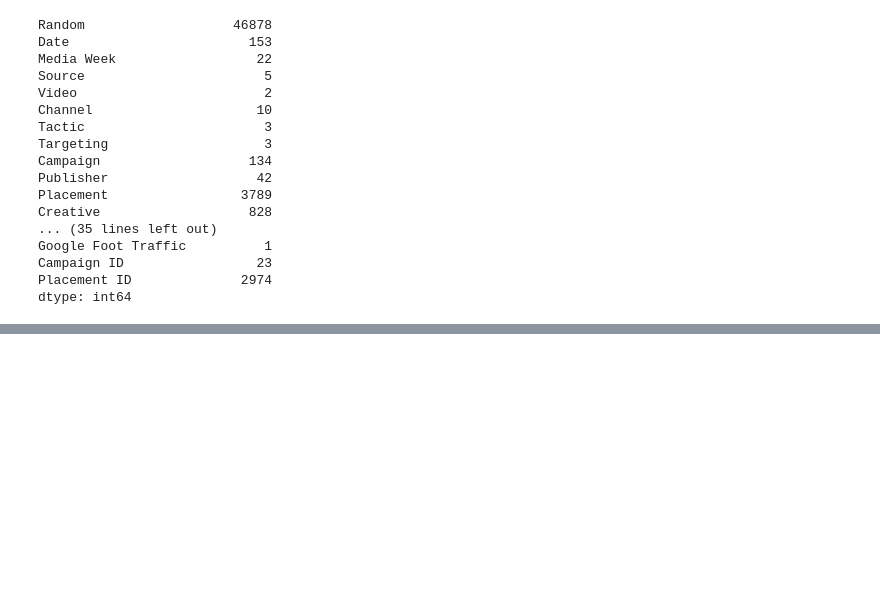
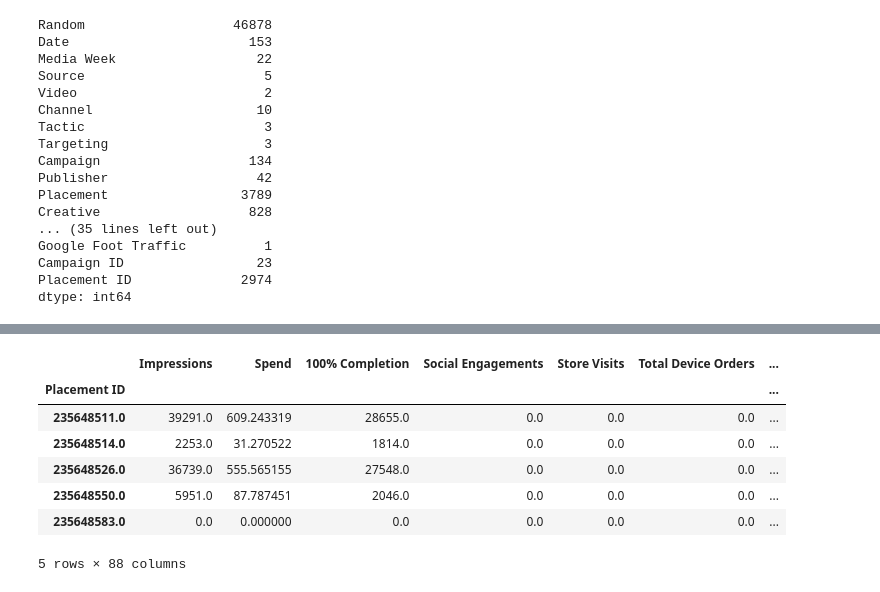
Before and after one commit to dclark18/H-SCricketMTA, a Jupyter notebook: MTA.ipynb, the cells around one changed output, grey strips where cells are left out. Saved outputs shown, nothing was run; the diff lists cells and outputs as text; code cells hidden in the pictures; blank space fills up the shorter version.

```diff
--- a/MTA.ipynb
+++ b/MTA.ipynb
@@ -105,0 +253,11 @@ print (data['Placement ID'].unique())
+# %%
+df_imputed.head()
+# %% [output]
+|  | Impressions | Spend | 100% Completion | Social Engagements | Store Visits | Total Device Orders | ... |
+| Placement ID |  |  |  |  |  |  | ... |
+| 235648511.0 | 39291.0 | 609.243319 | 28655.0 | 0.0 | 0.0 | 0.0 | ... |
+| 235648514.0 | 2253.0 | 31.270522 | 1814.0 | 0.0 | 0.0 | 0.0 | ... |
+| 235648526.0 | 36739.0 | 555.565155 | 27548.0 | 0.0 | 0.0 | 0.0 | ... |
+| 235648550.0 | 5951.0 | 87.787451 | 2046.0 | 0.0 | 0.0 | 0.0 | ... |
+| 235648583.0 | 0.0 | 0.000000 | 0.0 | 0.0 | 0.0 | 0.0 | ... |
+5 rows × 88 columns
```
Also changed, not shown: parts of 20 cells of this notebook.
